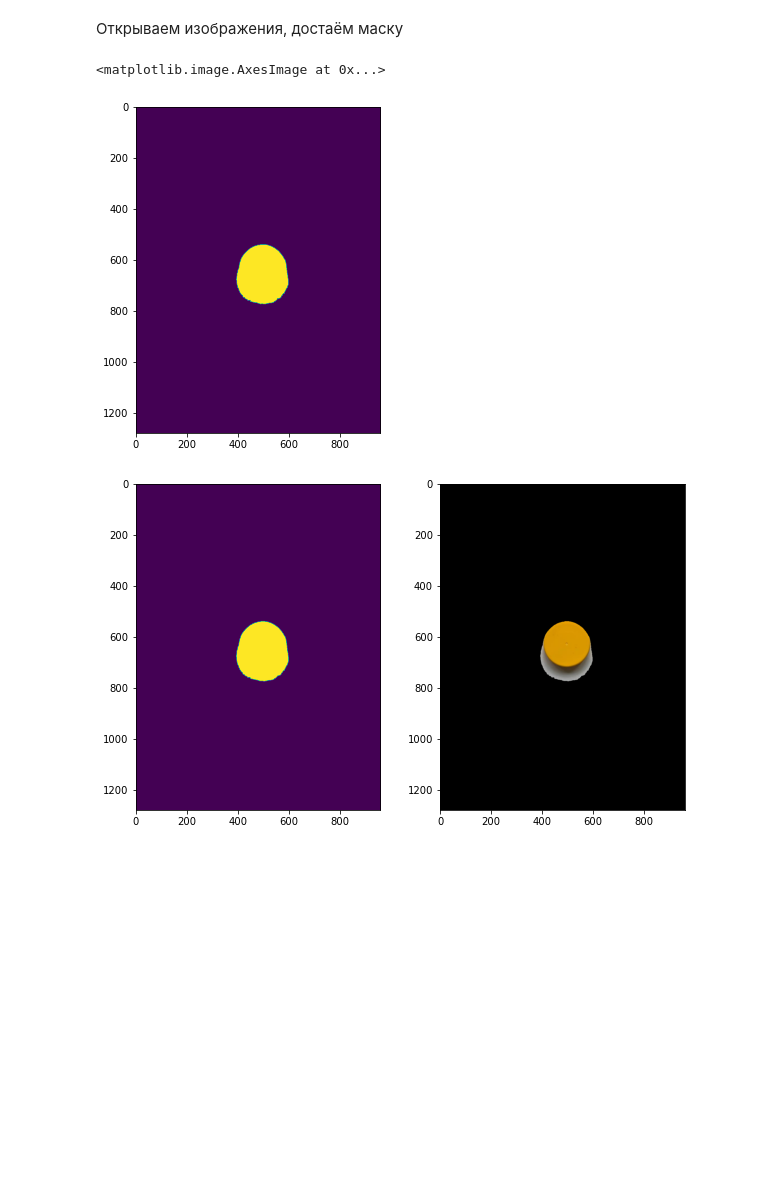
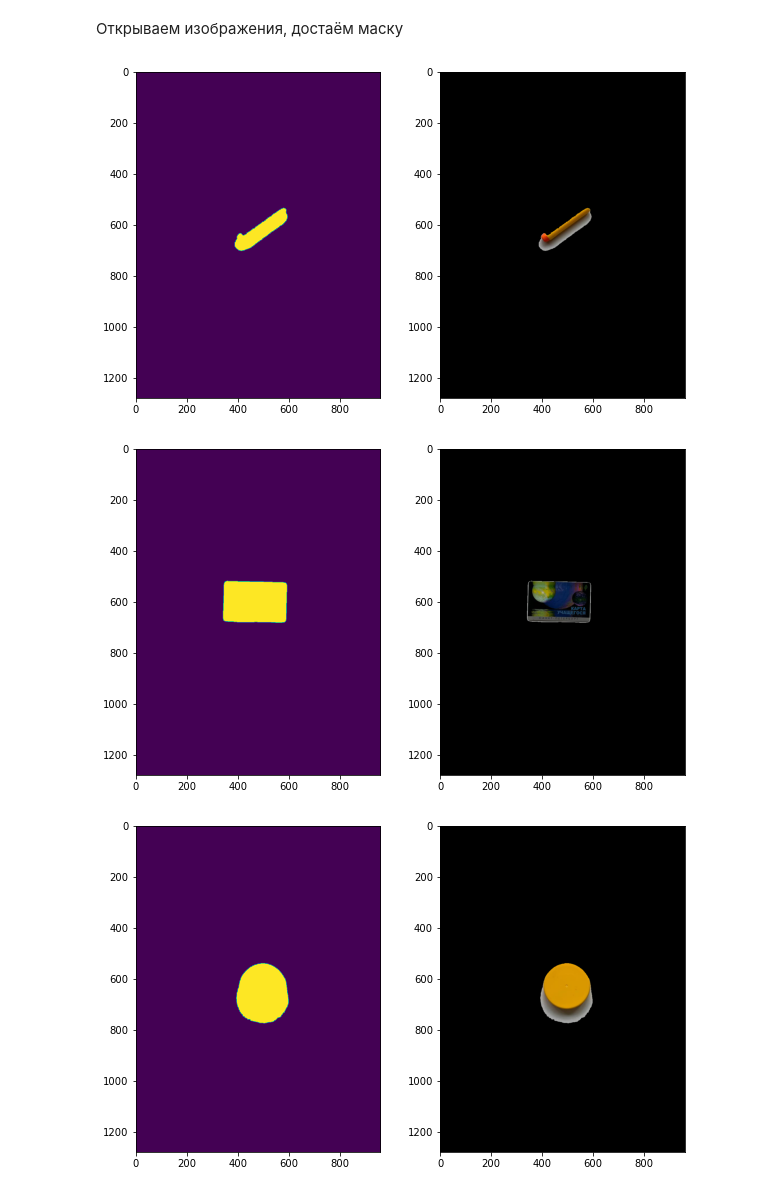
Before and after one commit to IvAlexsay/Placer, a Jupyter notebook: main.ipynb, the cells around one changed output. Saved outputs shown, nothing was run; the diff lists cells and outputs as text; code cells hidden in the pictures; blank space fills up the shorter version.

```diff
--- a/main.ipynb
+++ b/main.ipynb
@@ -69,17 +69,19 @@ def get_largest_component_in_center(mask):
 # %% [markdown]
 Открываем изображения, достаём маску
 # %%
-image_file = os.path.join("objects", "circle.jpg")
-image = imread(image_file);
-mask = get_mask_from_image(image);
+folder_path = "objects"
+for image_path in os.listdir(folder_path):
+    image_file = os.path.join(folder_path, image_path)
+    image = imread(image_file);
+    mask = get_mask_from_image(image);
 
-v_mask = (mask * 255).astype("uint8")
-result_image = cv2.bitwise_and(image, image, mask=v_mask)
+    v_mask = (mask * 255).astype("uint8")
+    result_image = cv2.bitwise_and(image, image, mask=v_mask)
 
-ig, ax = plt.subplots(1, 2, figsize=(10, 6))
-ax[0].imshow(mask)
-ax[1].imshow(result_image)
+    ig, ax = plt.subplots(1, 2, figsize=(10, 6))
+    ax[0].imshow(mask)
+    ax[1].imshow(result_image)
 # %% [output]
-<matplotlib.image.AxesImage at 0x...>
-[figure, old version]
+[figure, new version]
-[figure, old version]
+[figure, new version]
+[figure, added]
```
Also changed, not shown: parts of 1 cell of this notebook.
